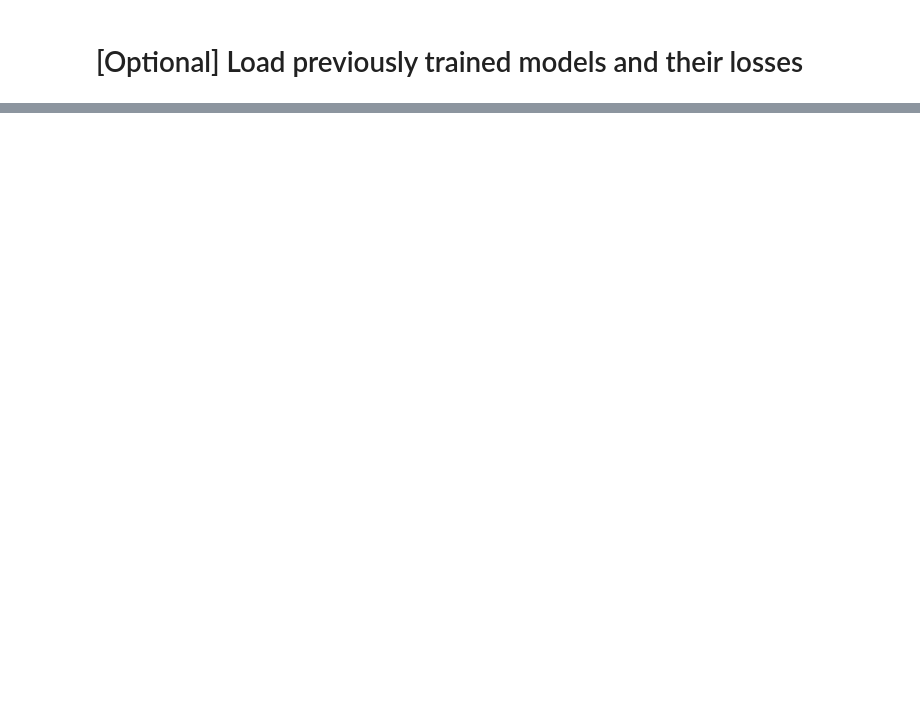
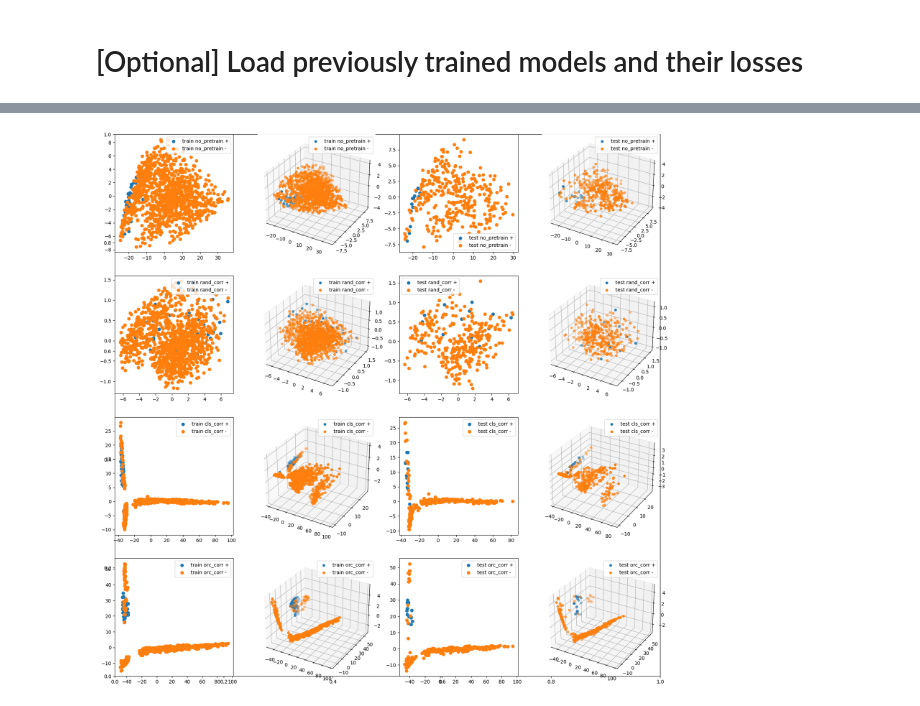
Before and after one commit to willtop/Tabular-Class-Conditioned-SSL, a Jupyter notebook: main.ipynb, the cells around one changed output, grey strips where cells are left out. Cells and saved outputs as stored; diff of their text form; code cells hidden in the pictures; blank space fills up the shorter version.

```diff
--- a/main.ipynb
+++ b/main.ipynb
@@ -256,8 +313,0 @@ for key in ['rand_corr', 'cls_corr', 'orc_corr']:
-# %%
-fig, ax = plt.subplots(figsize=(16, 8))
-for key in ['rand_corr', 'cls_corr', 'orc_corr']:
-    ax.plot(loss_histories[key]['train'], label=f'{key}_train', linewidth=0.8, color=plot_colors[key])
-    ax.plot(loss_histories[key]['valid'], label=f'{key}_valid', linewidth=0.8, linestyle=':', color=plot_colors[key])
-ax.set_xlabel("epoch")
-ax.set_ylabel("contrastive loss")
-ax.legend()
@@ -305,13 +316,13 @@ Supervised learning for orc_corr...
 # %%
 # Test the trained classification models
-for key in ['orig_input', 'rand_corr', 'cls_corr', 'orc_corr']:
+for key in ['no_pretrain', 'rand_corr', 'cls_corr', 'orc_corr']:
     models[key].eval()
     with torch.no_grad():
         test_prediction_logits = models[key].get_classification_prediction_logits(torch.tensor(one_hot_encoder.transform(test_data), dtype=torch.float32).to(device)).cpu().numpy()
         test_predictions = np.argmax(test_prediction_logits,axis=1)
-        print(f"{key} predictions: ", test_predictions)
+        print(f"{key} predictions: ", test_predictions[:30], "...")
         print(f"{key} Classification report:")
-        print(classification_report(test_target, test_predictions))
-        print("Classification accuracy: {:.3f} %".format(np.mean(test_predictions==test_target)*100))
-        print("==============================================")
+        print(classification_report(test_targets, test_predictions))
+        print("Classification accuracy: {:.3f} %".format(np.mean(test_predictions==test_targets)*100))
+        print("==========================================================================")
 # %% [output]
@@ -337,7 +348,7 @@ Classification accuracy: 97.688 %
 # %%
 # get embeddings for training and test set
 train_embeddings, test_embeddings = {}, {}
-for key in ['rand_corr', 'cls_corr', 'orc_corr']:
+for key in ['no_pretrain', 'rand_corr', 'cls_corr', 'orc_corr']:
     models[key].eval()
     with torch.no_grad():
         train_embeddings[key] = models[key].get_middle_embedding(torch.tensor(one_hot_encoder.transform(train_data), dtype=torch.float32).to(device)).cpu().numpy()
@@ -405,0 +356,34 @@ plt.show()
+# %%
+fig, axes = plt.subplots(figsize=(20, 20))
+# Visualzie using PCA (which supports same basis from training to testing)
+pca_2D = PCA(n_components=2, copy=True)
+pca_3D = PCA(n_components=3, copy=True)
+
+for row_id, key in enumerate(['no_pretrain', 'rand_corr', 'cls_corr', 'orc_corr']):
+    reduced_2D = pca_2D.fit_transform(train_embeddings[key])
+    reduced_3D = pca_3D.fit_transform(train_embeddings[key])
+    positive = train_targets == 1
+    ax = fig.add_subplot(4,4,row_id*4+1)
+    ax.scatter(reduced_2D[positive, 0], reduced_2D[positive, 1], label=f"train {key} +")
+    ax.scatter(reduced_2D[~positive, 0], reduced_2D[~positive, 1], label=f"train {key} -")
+    ax.legend()
+    ax = fig.add_subplot(4,4,row_id*4+2, projection='3d')
+    ax.scatter(reduced_3D[positive, 0], reduced_3D[positive, 1], reduced_3D[positive, 2], label=f"train {key} +")
+    ax.scatter(reduced_3D[~positive, 0], reduced_3D[~positive, 1], reduced_3D[~positive,2], label=f"train {key} -")
+    ax.legend()
+
+    reduced_2D = pca_2D.fit_transform(test_embeddings[key])
+    reduced_3D = pca_3D.fit_transform(test_embeddings[key])
+    positive = test_targets == 1
+    ax = fig.add_subplot(4,4,row_id*4+3)
+    ax.scatter(reduced_2D[positive, 0], reduced_2D[positive, 1], label=f"test {key} +")
+    ax.scatter(reduced_2D[~positive, 0], reduced_2D[~positive, 1], label=f"test {key} -")
+    ax.legend()
+    ax = fig.add_subplot(4,4,row_id*4+4, projection='3d')
+    ax.scatter(reduced_3D[positive, 0], reduced_3D[positive, 1], reduced_3D[positive, 2], label=f"test {key} +")
+    ax.scatter(reduced_3D[~positive, 0], reduced_3D[~positive, 1], reduced_3D[~positive,2], label=f"test {key} -")
+    ax.legend()
+
+plt.show()
+# %% [output]
+[figure, added]
```
Also changed, not shown: parts of 21 cells of this notebook, 33 other files.
